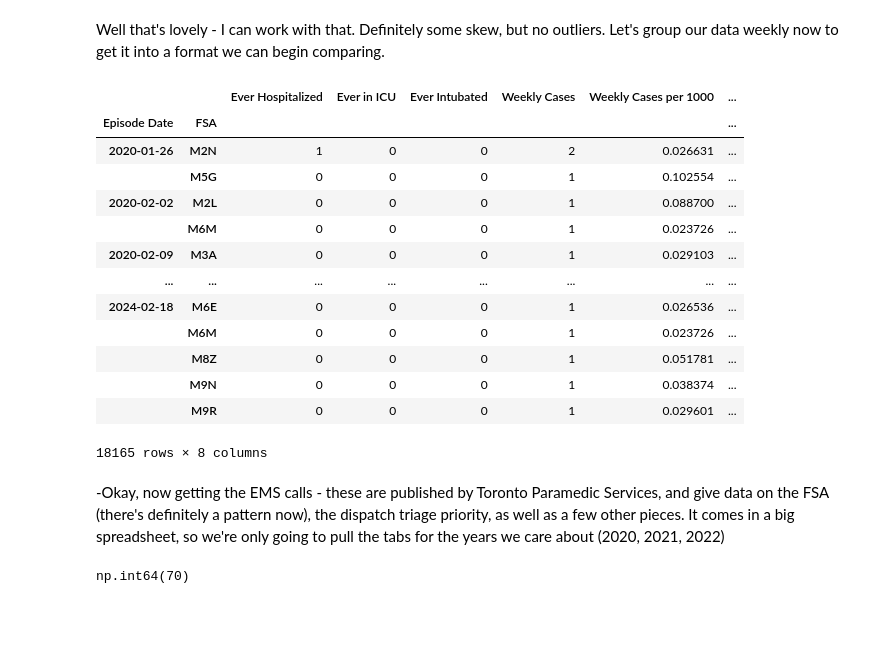
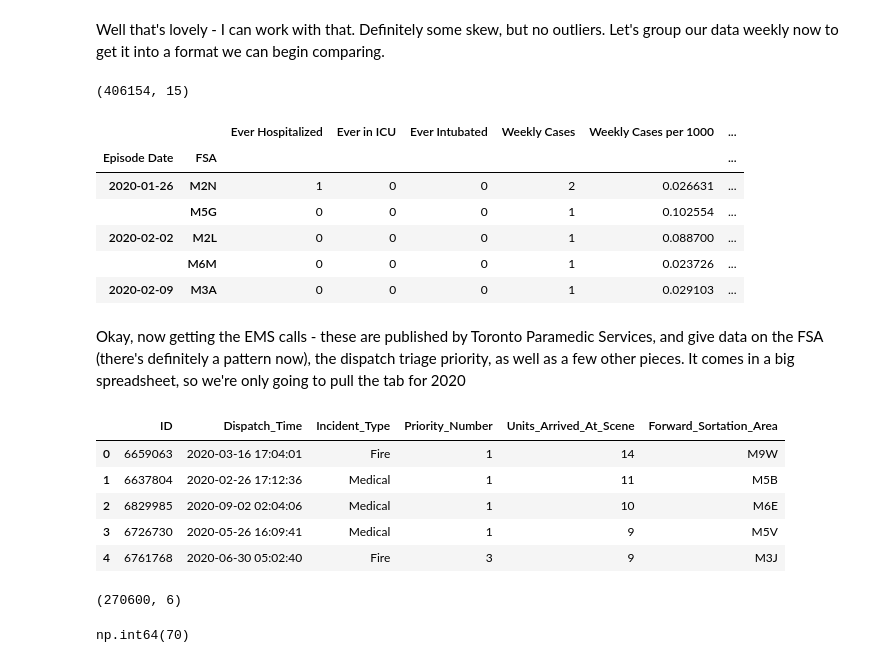
Before and after one commit to sourgrapes-YVR/Toronto_Covid_FSA, a Jupyter notebook: Data Analysis.ipynb, the cells around one changed output. Drawn from its saved outputs; the diff is of its cells as text; code cells hidden in the pictures; blank space fills up the shorter version.

```diff
--- a/Data Analysis.ipynb
+++ b/Data Analysis.ipynb
@@ -147,6 +149,10 @@ Well that's lovely - I can work with that. Definitely some skew, but no outliers
 # Drop the non-real FSA's the same way we did on the area sums
 
 covid_cases = covid_cases[covid_cases['FSA'].isin(FSA_map['CFSAUID'])]
+# %%
+covid_cases.shape
+# %% [output]
+(406154, 15)
 # %%
 covid_weekly_cases = covid_cases.groupby([
     pd.Grouper(key = 'Episode Date', freq = 'W'),
@@ -166,26 +172,32 @@ for col in columns_to_normalize:
     new_col_name = f'{col} per 1000'
     covid_weekly_cases.loc[:, new_col_name] = covid_weekly_cases[col] * covid_weekly_cases.index.get_level_values('FSA').map(multiplier)
 # %%
-covid_weekly_cases
+covid_weekly_cases.head()
 # %% [output]
 |  |  | Ever Hospitalized | Ever in ICU | Ever Intubated | Weekly Cases | Weekly Cases per 1000 | ... |
 | Episode Date | FSA |  |  |  |  |  | ... |
 | 2020-01-26 | M2N | 1 | 0 | 0 | 2 | 0.026631 | ... |
 |  | M5G | 0 | 0 | 0 | 1 | 0.102554 | ... |
 | 2020-02-02 | M2L | 0 | 0 | 0 | 1 | 0.088700 | ... |
 |  | M6M | 0 | 0 | 0 | 1 | 0.023726 | ... |
 | 2020-02-09 | M3A | 0 | 0 | 0 | 1 | 0.029103 | ... |
-| ... | ... | ... | ... | ... | ... | ... | ... |
-| 2024-02-18 | M6E | 0 | 0 | 0 | 1 | 0.026536 | ... |
-|  | M6M | 0 | 0 | 0 | 1 | 0.023726 | ... |
-|  | M8Z | 0 | 0 | 0 | 1 | 0.051781 | ... |
-|  | M9N | 0 | 0 | 0 | 1 | 0.038374 | ... |
-|  | M9R | 0 | 0 | 0 | 1 | 0.029601 | ... |
-18165 rows × 8 columns
 # %% [markdown]
--Okay, now getting the EMS calls - these are published by Toronto Paramedic Services, and give data on the FSA (there's definitely a pattern now), the dispatch triage priority, as well as a few other pieces. It comes in a big spreadsheet, so we're only going to pull the tabs for the years we care about (2020, 2021, 2022)
+Okay, now getting the EMS calls - these are published by Toronto Paramedic Services, and give data on the FSA (there's definitely a pattern now), the dispatch triage priority, as well as a few other pieces. It comes in a big spreadsheet, so we're only going to pull the tab for 2020
 # %%
 EMS_calls = pd.read_excel('paramedic-services-incident-data-2017-2022.xlsx', sheet_name='2020')
+# %%
+EMS_calls.head()
+# %% [output]
+|  | ID | Dispatch_Time | Incident_Type | Priority_Number | Units_Arrived_At_Scene | Forward_Sortation_Area |
+| 0 | 6659063 | 2020-03-16 17:04:01 | Fire | 1 | 14 | M9W |
+| 1 | 6637804 | 2020-02-26 17:12:36 | Medical | 1 | 11 | M5B |
+| 2 | 6829985 | 2020-09-02 02:04:06 | Medical | 1 | 10 | M6E |
+| 3 | 6726730 | 2020-05-26 16:09:41 | Medical | 1 | 9 | M5V |
+| 4 | 6761768 | 2020-06-30 05:02:40 | Fire | 3 | 9 | M3J |
+# %%
+EMS_calls.shape
+# %% [output]
+(270600, 6)
 # %%
 EMS_calls.Forward_Sortation_Area.value_counts().get('-')
 # %% [output]
```
Also changed, not shown: parts of 49 cells of this notebook.
